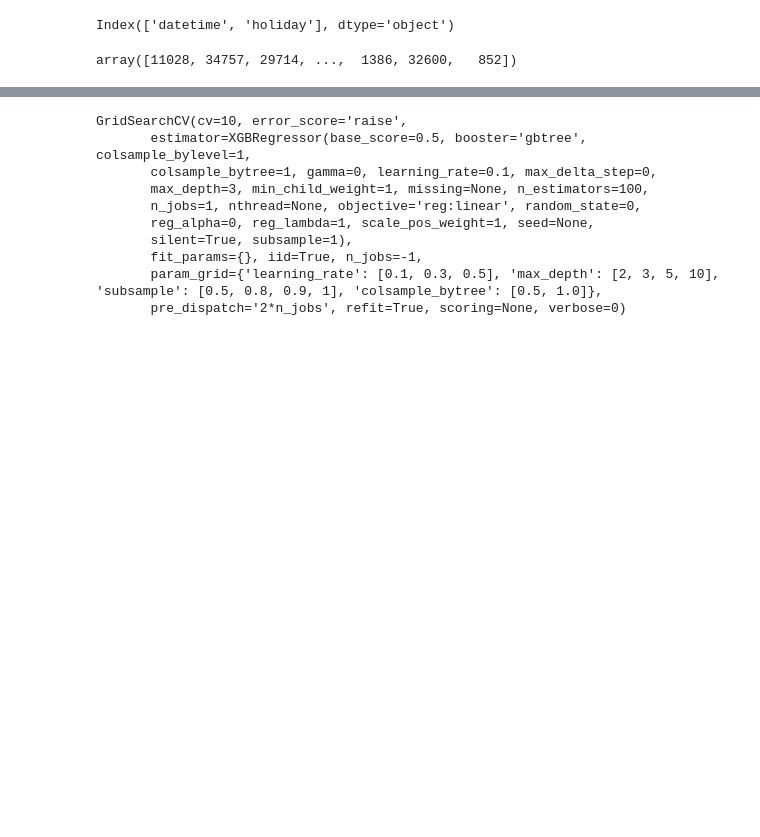
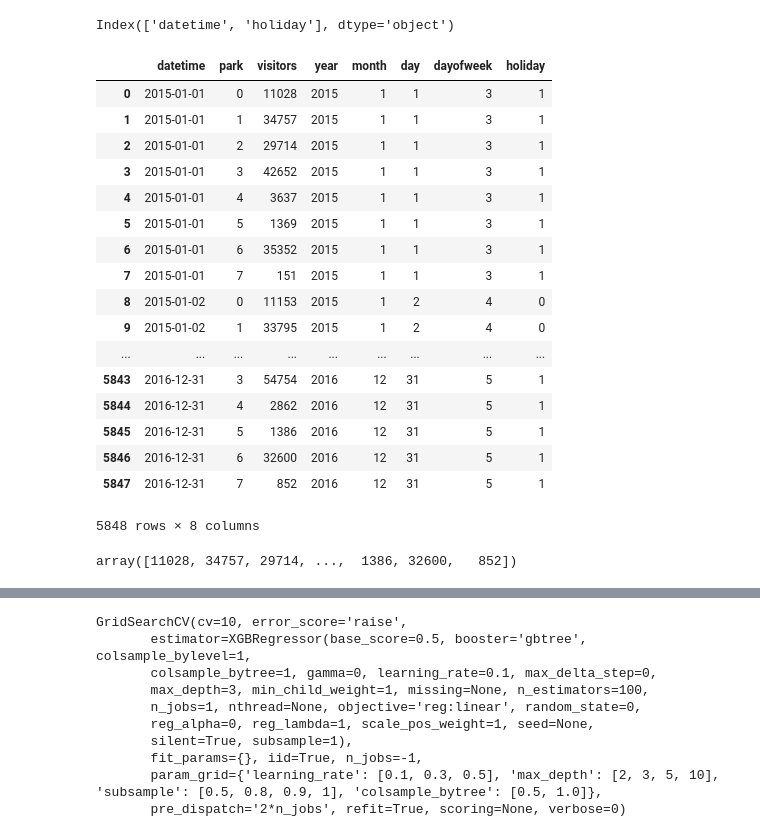
Before and after one commit to TaigoKuriyama/national_park_prediction, a Jupyter notebook: notebook/analyze.ipynb, the cells around one changed output, grey strips where cells are left out. Cells and saved outputs as stored; diff of their text form; code cells hidden in the pictures; blank space fills up the shorter version.

```diff
--- a/notebook/analyze.ipynb
+++ b/notebook/analyze.ipynb
@@ -346,13 +408,35 @@ df_sample_submit.head()
 | 3 | 4 | 10759 |
 | 4 | 5 | 57010 |
 # %%
+#
 df_holiday = pd.read_csv('../data/holiday.csv')
+df_holiday['datetime'] = pd.to_datetime(df_holiday['datetime'])
 df_holiday.columns
 # %% [output]
 Index(['datetime', 'holiday'], dtype='object')
 # %%
 # 学習データと休日データの結合
-df_merged = pd.merge(df_holiday,df_train,on='datetime')
+df_merged = pd.merge(df_train,df_holiday,on='datetime')
+df_merged
+# %% [output]
+|  | datetime | park | visitors | year | month | day | dayofweek | holiday |
+| 0 | 2015-01-01 | 0 | 11028 | 2015 | 1 | 1 | 3 | 1 |
+| 1 | 2015-01-01 | 1 | 34757 | 2015 | 1 | 1 | 3 | 1 |
+| 2 | 2015-01-01 | 2 | 29714 | 2015 | 1 | 1 | 3 | 1 |
+| 3 | 2015-01-01 | 3 | 42652 | 2015 | 1 | 1 | 3 | 1 |
+| 4 | 2015-01-01 | 4 | 3637 | 2015 | 1 | 1 | 3 | 1 |
+| 5 | 2015-01-01 | 5 | 1369 | 2015 | 1 | 1 | 3 | 1 |
+| 6 | 2015-01-01 | 6 | 35352 | 2015 | 1 | 1 | 3 | 1 |
+| 7 | 2015-01-01 | 7 | 151 | 2015 | 1 | 1 | 3 | 1 |
+| 8 | 2015-01-02 | 0 | 11153 | 2015 | 1 | 2 | 4 | 0 |
+| 9 | 2015-01-02 | 1 | 33795 | 2015 | 1 | 2 | 4 | 0 |
+| ... | ... | ... | ... | ... | ... | ... | ... | ... |
+| 5843 | 2016-12-31 | 3 | 54754 | 2016 | 12 | 31 | 5 | 1 |
+| 5844 | 2016-12-31 | 4 | 2862 | 2016 | 12 | 31 | 5 | 1 |
+| 5845 | 2016-12-31 | 5 | 1386 | 2016 | 12 | 31 | 5 | 1 |
+| 5846 | 2016-12-31 | 6 | 32600 | 2016 | 12 | 31 | 5 | 1 |
+| 5847 | 2016-12-31 | 7 | 852 | 2016 | 12 | 31 | 5 | 1 |
+5848 rows × 8 columns
 # %%
 import pandas as pd
 from sklearn.cross_validation import train_test_split
@@ -362,12 +446,9 @@ from sklearn.metrics import classification_report, roc_auc_score, precision_reca
 import xgboost as xgb
 from sklearn.grid_search import GridSearchCV
 # %%
-df_except_y = df_merged.drop(['visitors','park','datetime'], axis=1)
+df_except_y = df_merged.drop(['visitors','datetime'], axis=1)
 X_train = df_except_y.as_matrix() # Whta is this?
 y_train = df_merged['visitors'].as_matrix() # 目的変数に "y" を利用
-X_test = df_test
+df_except_y.head()
+# %% [output]
+array([11028, 34757, 29714, ...,  1386, 32600,   852])
-# %%
-X_train
-y_train
-# %% [output]
-array([11028, 34757, 29714, ...,  1386, 32600,   852])
```
Also changed, not shown: parts of 13 cells of this notebook, 7 other files.
